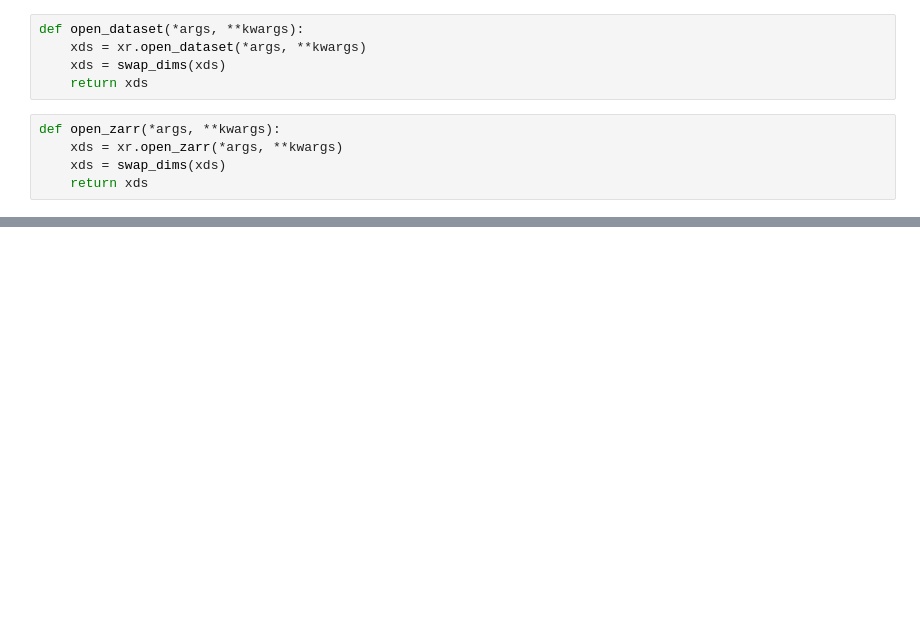
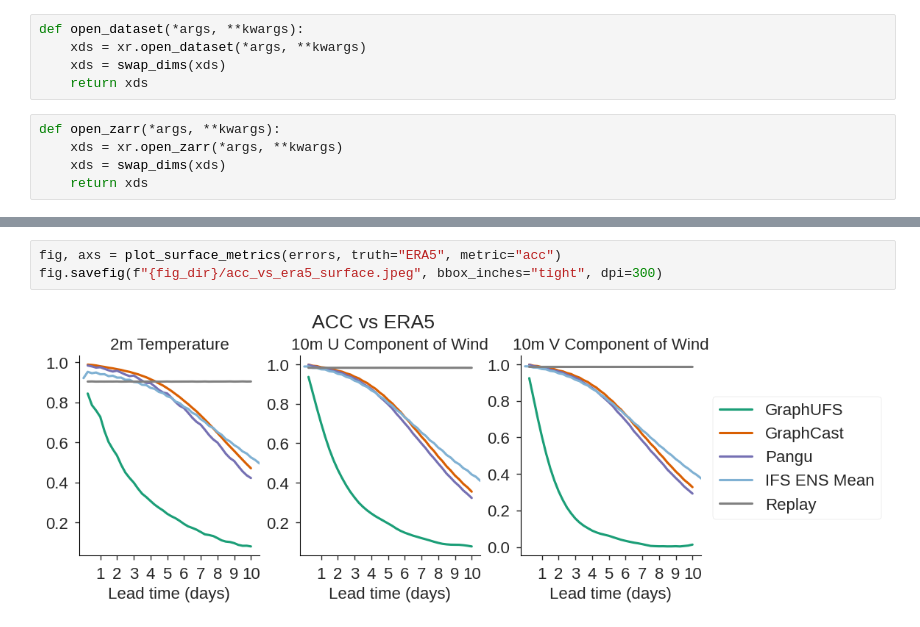
Before and after one commit to NOAA-PSL/graph-ufs, a Jupyter notebook: prototypes/p1/plot_error.ipynb, the cells around one changed output, grey strips where cells are left out. Cells and saved outputs as stored; diff of their text form; blank space fills up the shorter version.

```diff
--- a/prototypes/p1/plot_error.ipynb
+++ b/prototypes/p1/plot_error.ipynb
@@ -480,0 +115,5 @@ Plotting ...
+# %%
+fig, axs = plot_surface_metrics(errors, truth="ERA5", metric="acc")
+fig.savefig(f"{fig_dir}/acc_vs_era5_surface.jpeg", bbox_inches="tight", dpi=300)
+# %% [output]
+[figure, added]
```
Also changed, not shown: parts of 49 cells of this notebook, 4 other files.
